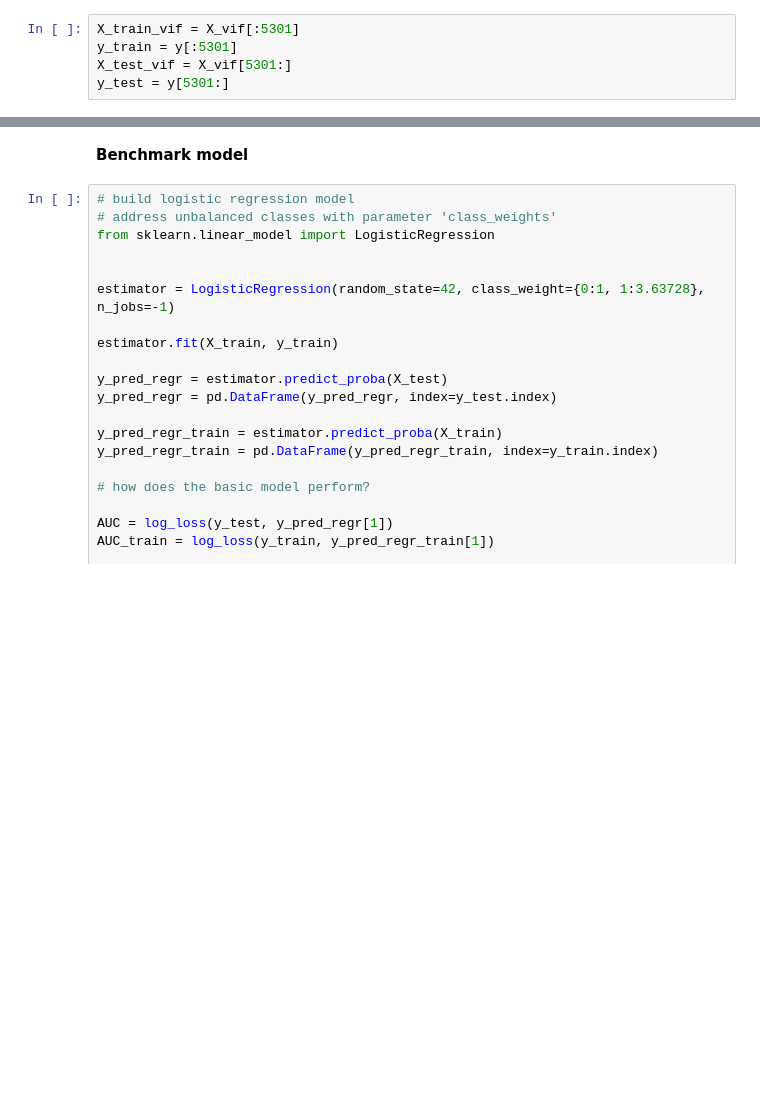
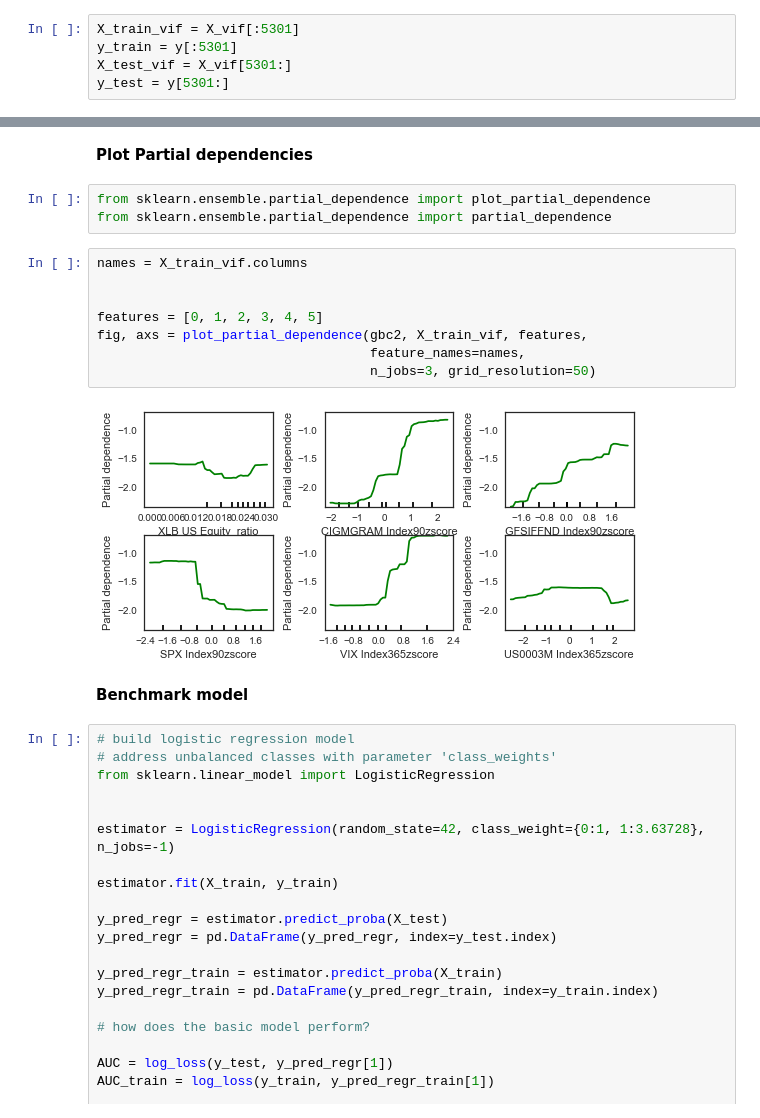
Before and after one commit to Son17/Data-Science-Projects, a Jupyter notebook: Predicting jump risk for US high yield 0218 v1.ipynb, the cells around one changed output, grey strips where cells are left out. Drawn from its saved outputs; the diff is of its cells as text; blank space fills up the shorter version.

```diff
--- a/Predicting jump risk for US high yield 0218 v1.ipynb
+++ b/Predicting jump risk for US high yield 0218 v1.ipynb
@@ -457,3 +494,18 @@ plt.legend(loc = 'best')
+# %% [markdown]
+**Plot Partial dependencies**
+# %%
+from sklearn.ensemble.partial_dependence import plot_partial_dependence
+from sklearn.ensemble.partial_dependence import partial_dependence
+# %%
+names = X_train_vif.columns
+
+
+features = [0, 1, 2, 3, 4, 5]
+fig, axs = plot_partial_dependence(gbc2, X_train_vif, features,
+                                   feature_names=names,
+                                   n_jobs=3, grid_resolution=50)
+# %% [output]
+[figure, added]
 # %% [markdown]
 **Benchmark model**
 # %%
```
Also changed, not shown: parts of 11 cells of this notebook.
